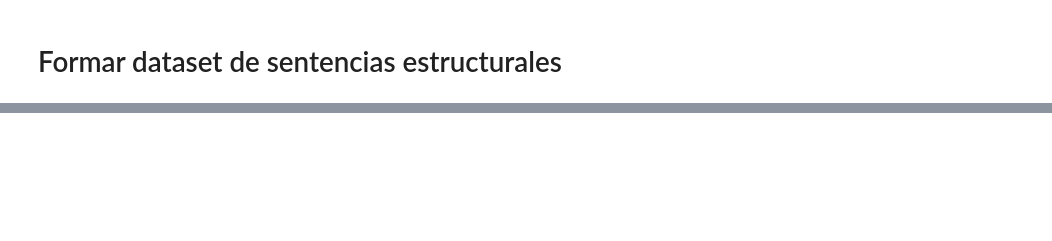
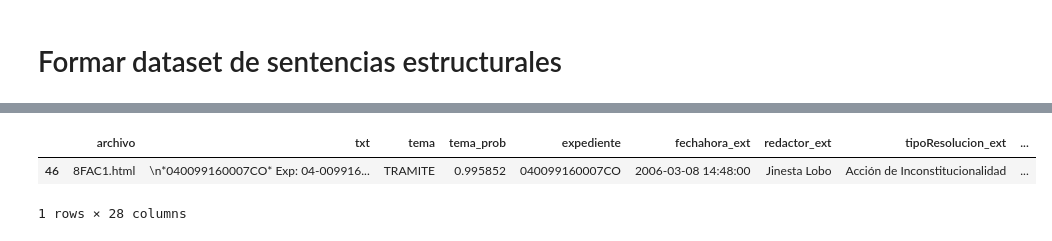
Before and after one commit to kennorsdb/nlppen, a Jupyter notebook: Notebook.ipynb, the cells around one changed output, grey strips where cells are left out. Saved outputs shown, nothing was run; the diff lists cells and outputs as text; code cells hidden in the pictures; blank space fills up the shorter version.

```diff
--- a/Notebook.ipynb
+++ b/Notebook.ipynb
@@ -84,0 +176,6 @@ resultado.toPandas()
+# %%
+estructurales.sdf.toPandas()[estructurales.sdf.toPandas()['expediente'] == '040099160007CO']
+# %% [output]
+|  | archivo | txt | tema | tema_prob | expediente | fechahora_ext | redactor_ext | tipoResolucion_ext | ... |
+| 46 | 8FAC1.html | \n*040099160007CO* Exp: 04-009916... | TRAMITE | 0.995852 | 040099160007CO | 2006-03-08 14:48:00 | Jinesta Lobo | Acción de Inconstitucionalidad | ... |
+1 rows × 28 columns
```
Also changed, not shown: parts of 15 cells of this notebook, 3 other files.
